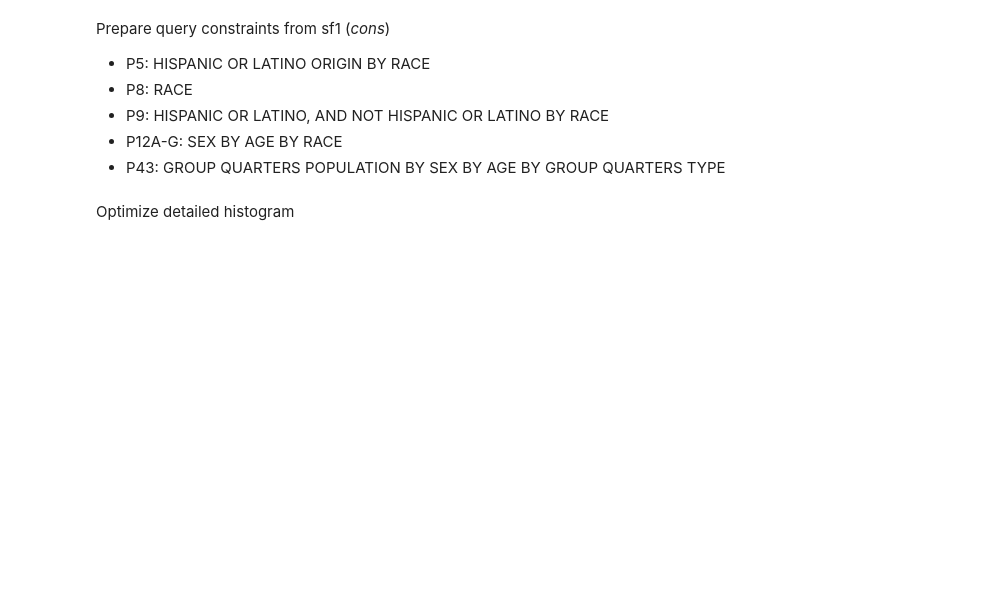
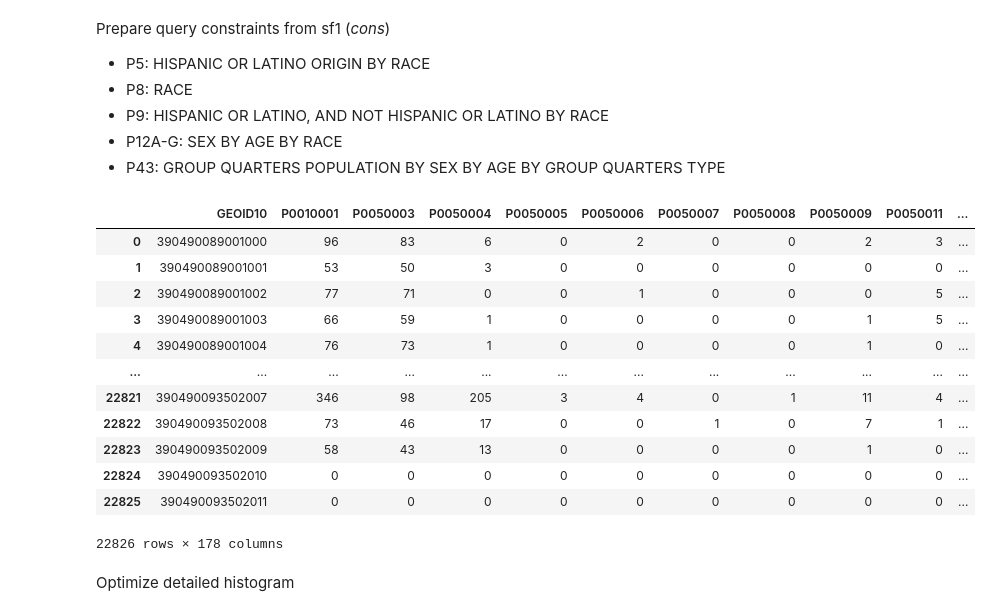
Before and after one commit to linyuehzzz/tda-eval, a Jupyter notebook: franklin_reconstruction.ipynb, the cells around one changed output. Saved outputs shown, nothing was run; the diff lists cells and outputs as text; code cells hidden in the pictures; blank space fills up the shorter version.

```diff
--- a/franklin_reconstruction.ipynb
+++ b/franklin_reconstruction.ipynb
@@ -129,34 +129,48 @@ data_p12G["P012G00B"] = sum([data_p12G["P012G0%s" % '{number:0{width}d}'.format(
 data_p12G["P012G00C"] = sum([data_p12G["P012G0%s" % '{number:0{width}d}'.format(width=2, number=i)]
                              for i in range(27, 31)])
 data_p12G["P012G00D"] = sum([data_p12G["P012G0%s" % '{number:0{width}d}'.format(width=2, number=i)]
                              for i in range(31, 50)])
 data_p12G = data_p12G[["P012G00A", "P012G00B", "P012G00C", "P012G00D"]]
 
 ## P43: GROUP QUARTERS POPULATION BY SEX BY AGE BY GROUP QUARTERS TYPE
 filename_p43 = 'franklin/sf1/franklin_P43.csv'
 data_p43 = pd.read_csv(filename_p43)
 data_p43["P043G00A"] = data_p43[["P0430004"]]
 data_p43["P043G00B"] = data_p43[["P0430009"]]
 data_p43["P043G00C"] = data_p43["P0430014"] + data_p43["P0430024"]
 data_p43["P043G00D"] = data_p43["P0430019"] + data_p43["P0430029"]
 data_p43["P043G00E"] = data_p43[["P0430035"]]
 data_p43["P043G00F"] = data_p43[["P0430040"]]
 data_p43["P043G00G"] = data_p43["P0430045"] + data_p43["P0430055"]
 data_p43["P043G00H"] = data_p43["P0430050"] + data_p43["P0430060"]
 data_p43 = data_p43[["P043G00A", "P043G00B", "P043G00C", "P043G00D", "P043G00E", "P043G00F", "P043G00G", "P043G00H"]]
 
-cons = pd.concat([data_p1, data_p5, data_p8, data_p9, data_p12A, data_p12B, data_p12C, data_p12D, data_p12E, data_p12F, data_p12G1, data_p43],
+cons = pd.concat([data_p1, data_p5, data_p8, data_p9, data_p12A, data_p12B, data_p12C, data_p12D, data_p12E, data_p12F, data_p12G, data_p43],
                  axis=1, join='inner')
 
 # ## drop all blocks with zero-population
 # cons = cons[(cons.T != 0).any()]
 # shift column "GEOID10" to first position
 first_column = cons.pop("GEOID10")
 # insert column using insert(position,column_name,first_column) function
 cons.insert(0, "GEOID10", first_column)
 
 cons.to_csv("franklin/microdata/franklin_cons.csv", index=False)
 cons
+# %% [output]
+|  | GEOID10 | P0010001 | P0050003 | P0050004 | P0050005 | P0050006 | P0050007 | P0050008 | P0050009 | P0050011 | ... |
+| 0 | 390490089001000 | 96 | 83 | 6 | 0 | 2 | 0 | 0 | 2 | 3 | ... |
+| 1 | 390490089001001 | 53 | 50 | 3 | 0 | 0 | 0 | 0 | 0 | 0 | ... |
+| 2 | 390490089001002 | 77 | 71 | 0 | 0 | 1 | 0 | 0 | 0 | 5 | ... |
+| 3 | 390490089001003 | 66 | 59 | 1 | 0 | 0 | 0 | 0 | 1 | 5 | ... |
+| 4 | 390490089001004 | 76 | 73 | 1 | 0 | 0 | 0 | 0 | 1 | 0 | ... |
+| ... | ... | ... | ... | ... | ... | ... | ... | ... | ... | ... | ... |
+| 22821 | 390490093502007 | 346 | 98 | 205 | 3 | 4 | 0 | 1 | 11 | 4 | ... |
+| 22822 | 390490093502008 | 73 | 46 | 17 | 0 | 0 | 1 | 0 | 7 | 1 | ... |
+| 22823 | 390490093502009 | 58 | 43 | 13 | 0 | 0 | 0 | 0 | 1 | 0 | ... |
+| 22824 | 390490093502010 | 0 | 0 | 0 | 0 | 0 | 0 | 0 | 0 | 0 | ... |
+| 22825 | 390490093502011 | 0 | 0 | 0 | 0 | 0 | 0 | 0 | 0 | 0 | ... |
+22826 rows × 178 columns
 # %% [markdown]
 Optimize detailed histogram
 # %%
```
Also changed, not shown: parts of 5 cells of this notebook, 3 other files.
